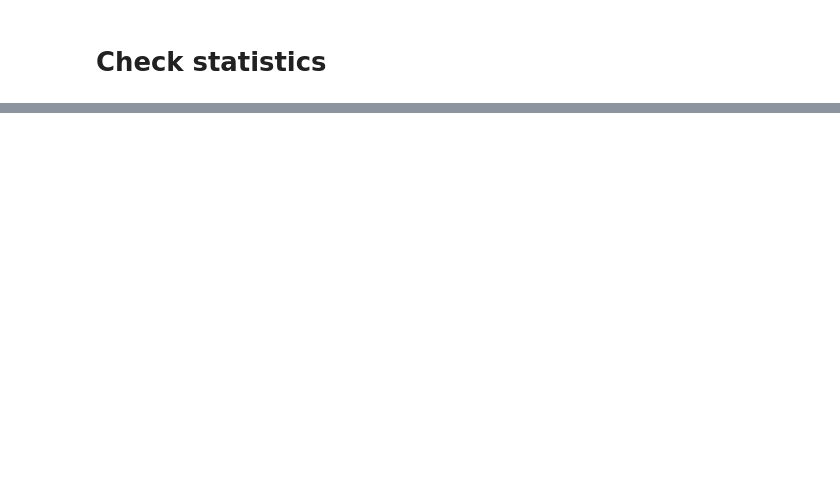
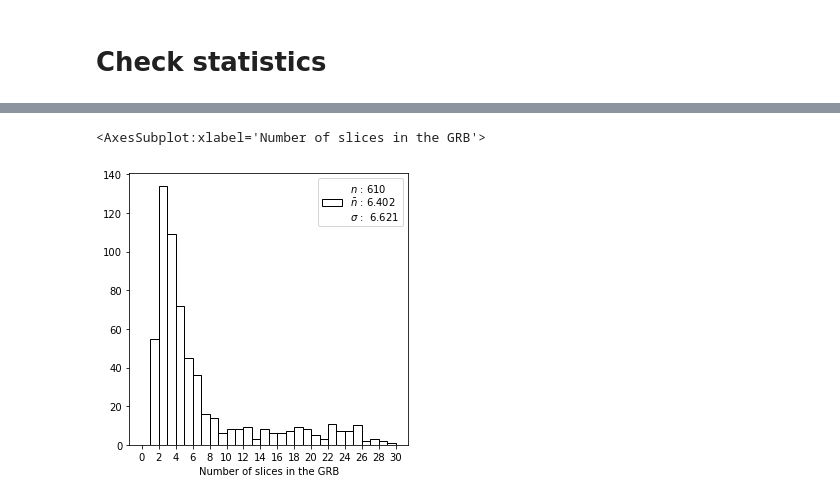
Before and after one commit to tstolarczyk/SoHAPPy, a Jupyter notebook: analysis/population/statistics.ipynb, the cells around one changed output, grey strips where cells are left out. Drawn from its saved outputs; the diff is of its cells as text; code cells hidden in the pictures; blank space fills up the shorter version.

```diff
--- a/analysis/population/statistics.ipynb
+++ b/analysis/population/statistics.ipynb
@@ -54,0 +148,19 @@ init.rate(grb, nyears=44)
+# %%
+def plot_nslices(pop, color="black",ax=None):
+
+    # Slice number distribution
+    from matplotlib.ticker import AutoMinorLocator, MultipleLocator, FuncFormatter
+    bins = np.linspace(0,30,31)
+
+    if ax==None: fig, ax = plt.subplots(nrows=1,ncols=1,figsize=(5,5))
+    n, bins, _ = ax.hist(pop.nt, bins=bins,facecolor="none",edgecolor=color,label=MyLabel(pop.nt))
+    ax.legend()
+    ax.set_xlabel("Number of slices in the GRB")
+    ax.xaxis.set_major_locator(MultipleLocator(2.000))
+
+    return ax
+# %%
+plot_nslices(pop)
+# %% [output]
+<AxesSubplot:xlabel='Number of slices in the GRB'>
+[figure, added]
```
Also changed, not shown: parts of 14 cells of this notebook.
